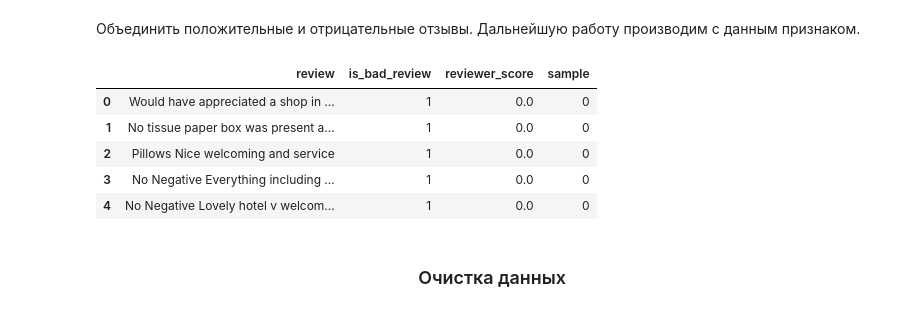
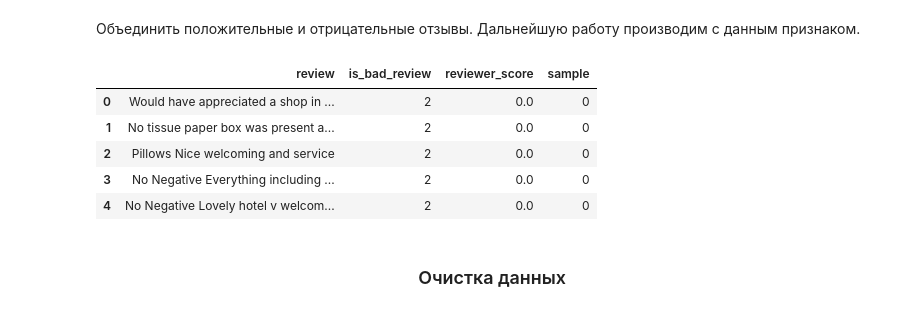
Before and after one commit to AndreiDS63/educational_projects, a Jupyter notebook: project_3_booking_ratings_predict/baseline.ipynb, the cells around one changed output. Saved outputs shown, nothing was run; the diff lists cells and outputs as text; code cells hidden in the pictures.

Commit message:
Откорректирована метка для плохого отзыва. Из отзыва удалены дополнительные субстроки.

```diff
--- a/project_3_booking_ratings_predict/baseline.ipynb
+++ b/project_3_booking_ratings_predict/baseline.ipynb
@@ -63,21 +61,29 @@ sample_data = pd.concat([df_test, df_train], axis=0, ignore_index=True)
 # %%
 
 # объединяем положительные и отрицательные отзывы
 sample_data['review'] = sample_data['negative_review'] + sample_data['positive_review']
 
-# создаём метку для плохого отзыва (1 - True, 0 - False)
-sample_data["is_bad_review"] = sample_data["reviewer_score"].apply(lambda x: 1 if x < 5 else 0)
+# создаём метку для плохого отзыва (1 - True, 0 - False, 2 - для тестовой выборки)
+def bad_rewiew(x):
+    if x == 0:
+        return 2
+    elif x < 5:
+        return 1
+    else:
+        return 0
+
+sample_data["is_bad_review"] = sample_data["reviewer_score"].apply(bad_rewiew)
 
 # выбираем только релевантные столбцы для работы над отзывами
 reviews_df = sample_data.loc[:, ["review", "is_bad_review", "reviewer_score", "sample"]]
 reviews_df.head()
 # %% [output]
 |  | review | is_bad_review | reviewer_score | sample |
-| 0 | Would have appreciated a shop in ... | 1 | 0.0 | 0 |
-| 1 | No tissue paper box was present a... | 1 | 0.0 | 0 |
-| 2 | Pillows Nice welcoming and service | 1 | 0.0 | 0 |
-| 3 | No Negative Everything including ... | 1 | 0.0 | 0 |
-| 4 | No Negative Lovely hotel v welcom... | 1 | 0.0 | 0 |
+| 0 | Would have appreciated a shop in ... | 2 | 0.0 | 0 |
+| 1 | No tissue paper box was present a... | 2 | 0.0 | 0 |
+| 2 | Pillows Nice welcoming and service | 2 | 0.0 | 0 |
+| 3 | No Negative Everything including ... | 2 | 0.0 | 0 |
+| 4 | No Negative Lovely hotel v welcom... | 2 | 0.0 | 0 |
 # %% [markdown]
 ### <center> Очистка данных
 # %%
```
Also changed, not shown: parts of 27 cells of this notebook, 1 other file.
